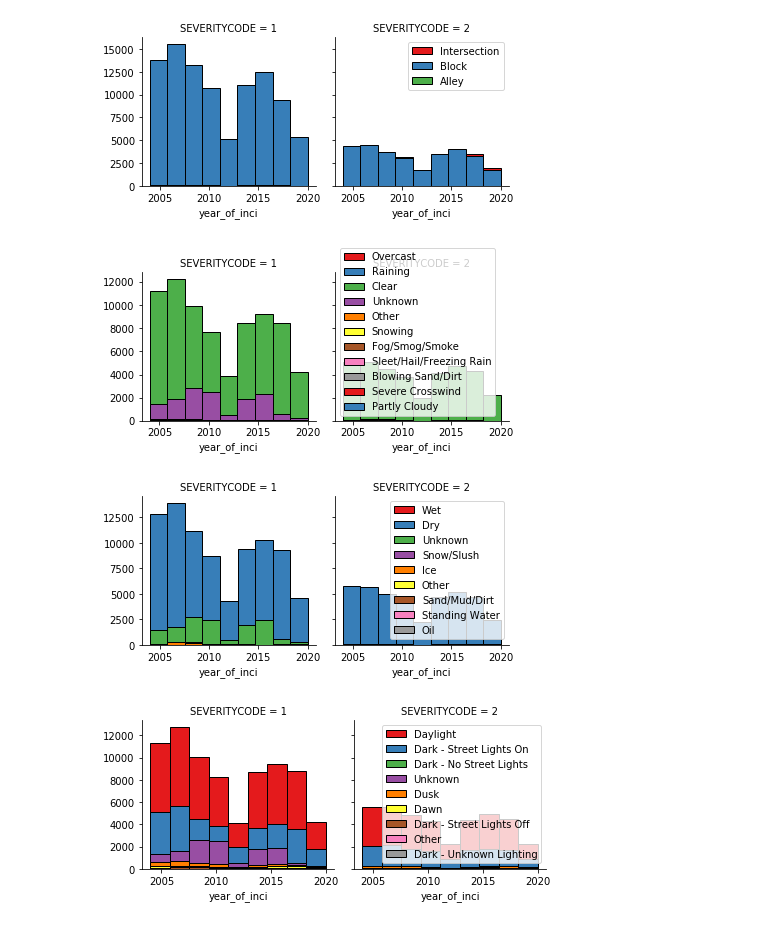
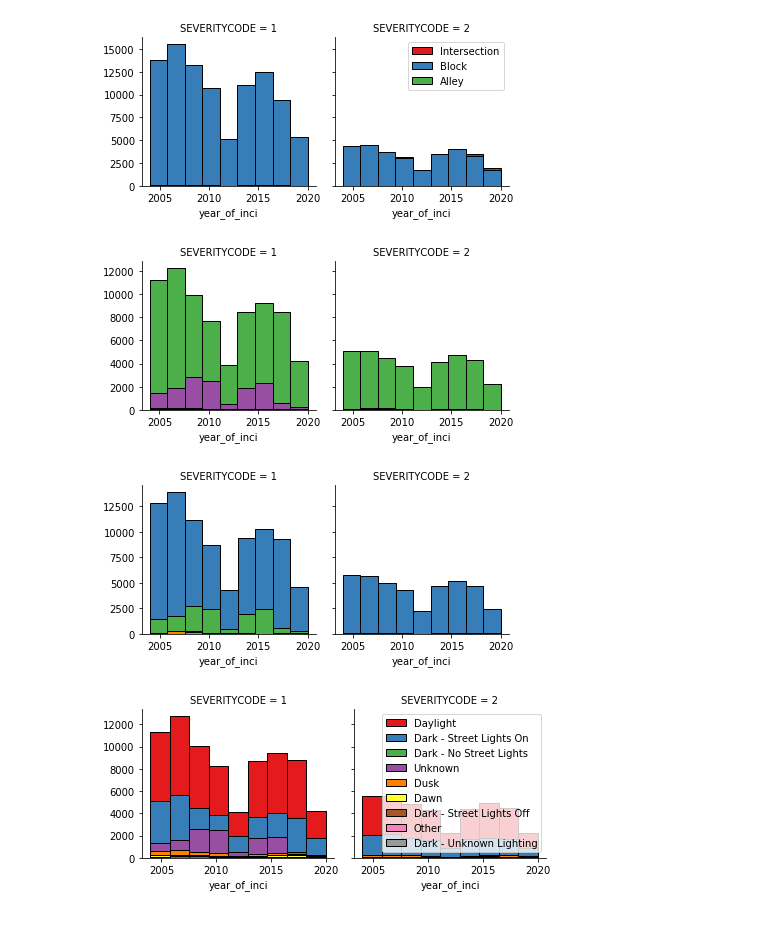
Before and after one commit to willis9974/New-Coursera_Capstone, a Jupyter notebook: Warning_Driver_Predcit_Incident.ipynb, the cells around one changed output. Drawn from its saved outputs; the diff is of its cells as text; code cells hidden in the pictures.

```diff
--- a/Warning_Driver_Predcit_Incident.ipynb
+++ b/Warning_Driver_Predcit_Incident.ipynb
@@ -193,23 +193,23 @@ plt.show()
 # %% [output]
 [figure]
 # %%
-#analysing the seveirty based on weather condition against each year
+#analysing the severity based on weather condition against each year
 bins = np.linspace(df.year_of_inci.min(), df.year_of_inci.max(), 10)
 g = sns.FacetGrid(df, col="SEVERITYCODE", hue="WEATHER", palette="Set1", col_wrap=2)
 g.map(plt.hist, 'year_of_inci', bins=bins, ec="k")
-g.axes[-1].legend()
+#g.axes[-1].legend()
 plt.show()
 # %% [output]
-[figure, old version]
+[figure, new version]
 # %%
 #analysing the seveirty based on road condition against each year
 bins = np.linspace(df.year_of_inci.min(), df.year_of_inci.max(), 10)
 g = sns.FacetGrid(df, col="SEVERITYCODE", hue="ROADCOND", palette="Set1", col_wrap=2)
 g.map(plt.hist, 'year_of_inci', bins=bins, ec="k")
-g.axes[-1].legend()
+#g.axes[-1].legend()
 plt.show()
 # %% [output]
-[figure, old version]
+[figure, new version]
 # %%
 #analysing the seveirty based on light condition against each year
 bins = np.linspace(df.year_of_inci.min(), df.year_of_inci.max(), 10)
```
Also changed, not shown: parts of 40 cells of this notebook.
